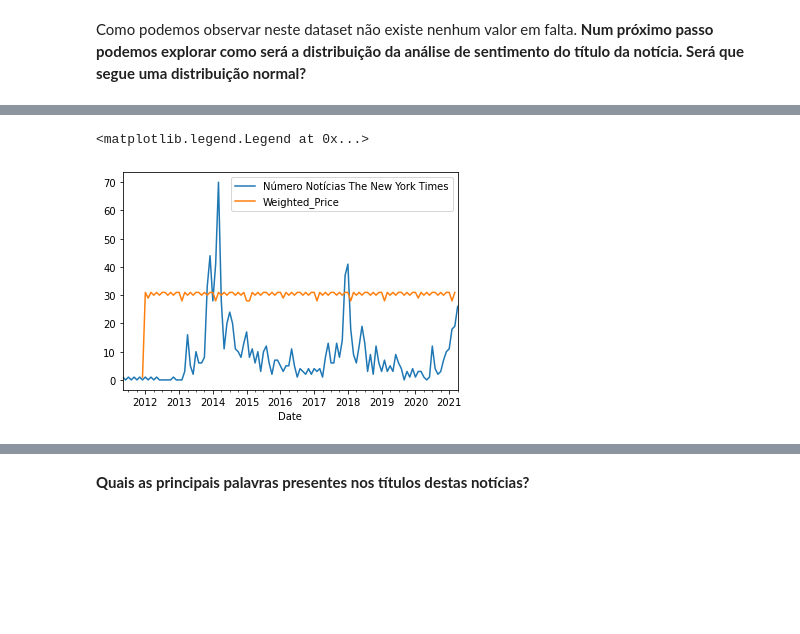
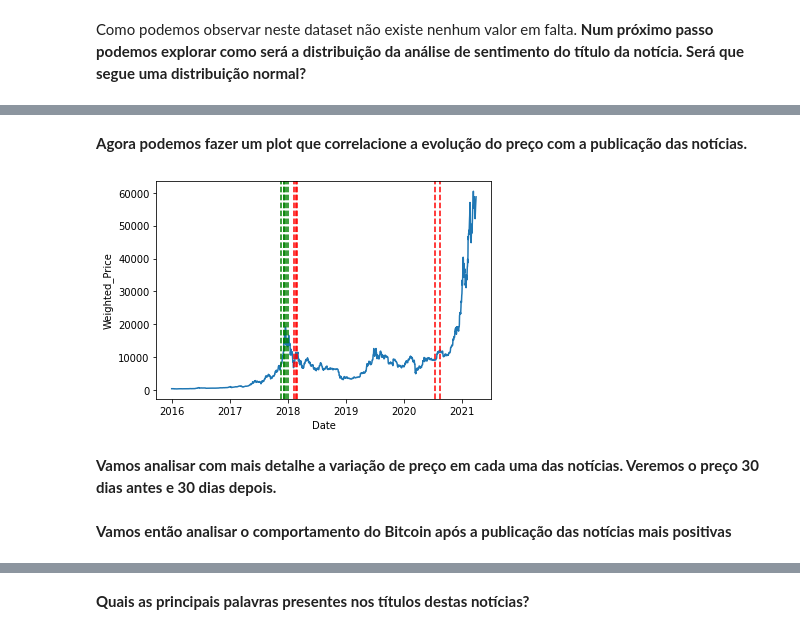
Before and after one commit to lpcatalao/Business_Intel_2021, a Jupyter notebook: EDA.ipynb, the cells around one changed output, grey strips where cells are left out. Saved outputs shown, nothing was run; the diff lists cells and outputs as text; code cells hidden in the pictures; blank space fills up the shorter version.

```diff
--- a/EDA.ipynb
+++ b/EDA.ipynb
@@ -88,3 +132,5 @@ Como podemos observar não foi necessário apagar nenhuma linha, utilizando a m
+# %%
+bitcoin_df = bitcoin_df.loc[bitcoin_df.index.year>=2016]
 # %% [markdown]
 ## 1.2 Dataset Tweets do Elon Musk
 Este dataset está dividido em vários ficheiros `.csv`, um para cada ano (2010-2021).
@@ -218,3 +319,6 @@ news_df.head()
+# %%
+# Filtrar noticias para apenas os que contenham "bitcoin", "criptocurrency" ou "cripto"
+news_df = news_df[news_df['title'].str.lower().str.contains('bitcoin|criptocurrency|cripto')]
 # %% [markdown]
 Como podemos observar este dataset não apresenta um elevado número de *features*, havendo apenas um `timestamp` (que deverá ser convertido para data), um `title` (título da notícia), e um `score`. Este `score` indica a positividade/negatividade presente no título da notícia (**sentiment analysis**), e foi previamente calculado usando a biblioteca de processamento de linguagem natural `nltk`.
 # %%
@@ -247,3 +350,5 @@ news_df
+# %%
+news_df= news_df[news_df.index.date < max(bitcoin_df.index.date)]
 # %% [markdown]
 Quantas notícias temos?
 # %%
@@ -272,0 +408,8 @@ Como podemos observar a análise de sentimento segue uma distribuição **aproxi
+# %%
+
+top_positive=news_df.loc[news_df.index.year>=2016].nlargest(5,'score')
+top_negative=news_df.loc[news_df.index.year>=2016].nsmallest(5, 'score')
+
+print_top_k("Top 5 Notícias Positivas:", top_positive)
+print("\n")
+print_top_k("Top 5 Notícias Negativas:", top_negative)
@@ -273,8 +431,15 @@ Como podemos observar a análise de sentimento segue uma distribuição **aproxi
+# %% [markdown]
+**Agora podemos fazer um plot que correlacione a evolução do preço com a publicação das notícias.**
 # %%
-news_df.resample('1M')["title"].count().plot(label='Número Notícias The New York Times')
-# TO
-bitcoin_df.resample('1M')['Weighted_Price'].count().plot()
-plt.legend()
+# Primeiros fazemos o plot da evolução diária do bitcoin
+ax = sns.lineplot(data=bitcoin_df, y='Weighted_Price', x=bitcoin_df.index)
+
+for p,n in zip(top_positive.index, top_negative.index):
+    ax.axvline(p, ls='--', c='green')
+    ax.axvline(n, ls='--', c='red')
 # %% [output]
-<matplotlib.legend.Legend at 0x...>
-[figure, old version]
+[figure, new version]
+# %% [markdown]
+**Vamos analisar com mais detalhe a variação de preço em cada uma das notícias. Veremos o preço 30 dias antes e 30 dias depois.**
+# %% [markdown]
+**Vamos então analisar o comportamento do Bitcoin após a publicação das notícias mais positivas**
```
Also changed, not shown: parts of 42 cells of this notebook, 1 other file.
